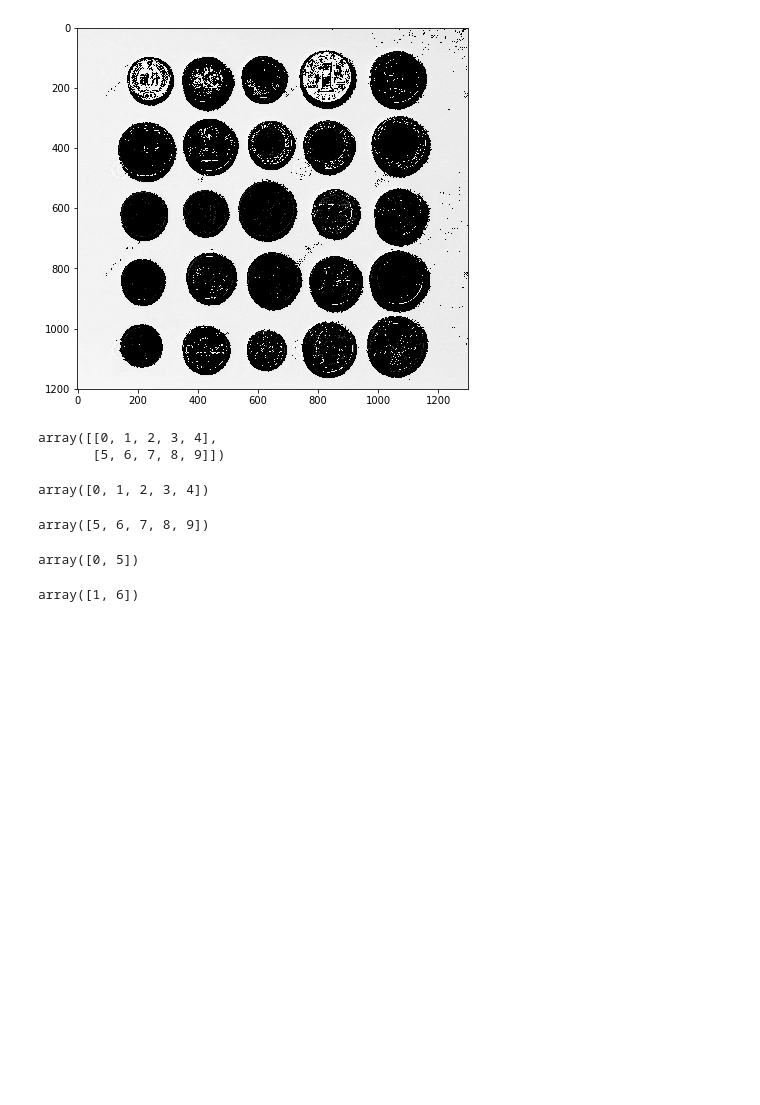
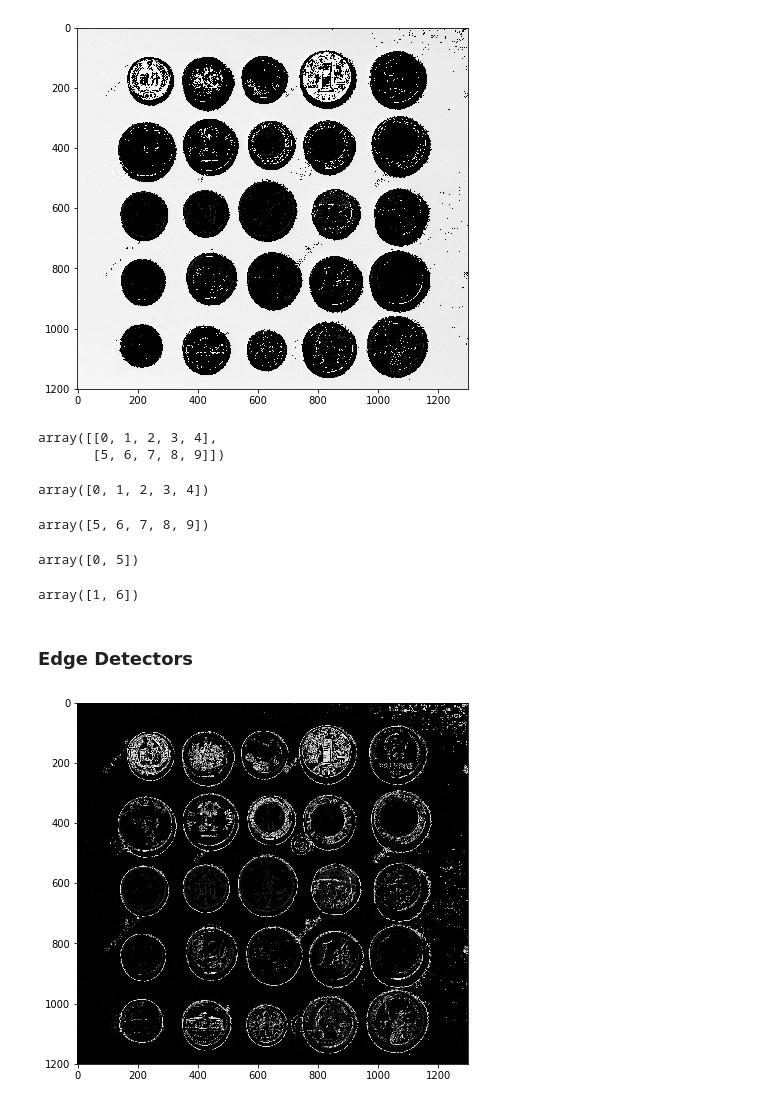
Before and after one commit to miguelalejo/IA_MachineLearning_Python, a Jupyter notebook: PercepcionComputacional/ProcesamientoImagen.ipynb, the cells around one changed output. Drawn from its saved outputs; the diff is of its cells as text; code cells hidden in the pictures; blank space fills up the shorter version.

```diff
--- a/PercepcionComputacional/ProcesamientoImagen.ipynb
+++ b/PercepcionComputacional/ProcesamientoImagen.ipynb
@@ -83,3 +83,11 @@ array([0, 1, 2, 3, 4])
 array([5, 6, 7, 8, 9])
 array([0, 5])
 array([1, 6])
+# %% [markdown]
+### Edge Detectors
+# %%
+import skimage.filters as filters
+image_sobel=filters.sobel(image_nueva)
+mostrar_imagen(image_sobel)
+# %% [output]
+[figure, added]
```
Also changed, not shown: parts of 7 cells of this notebook, 13 other files.
